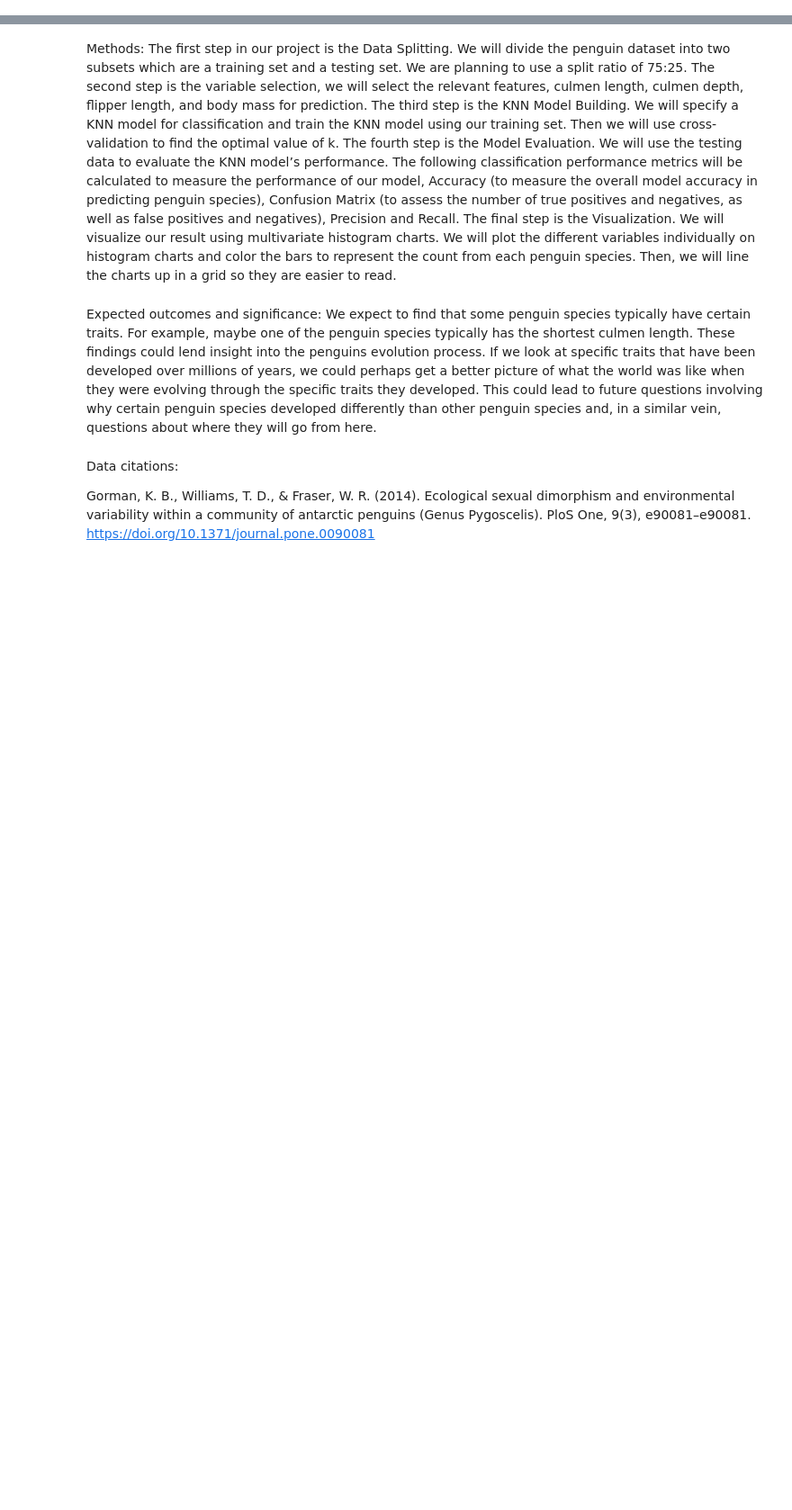
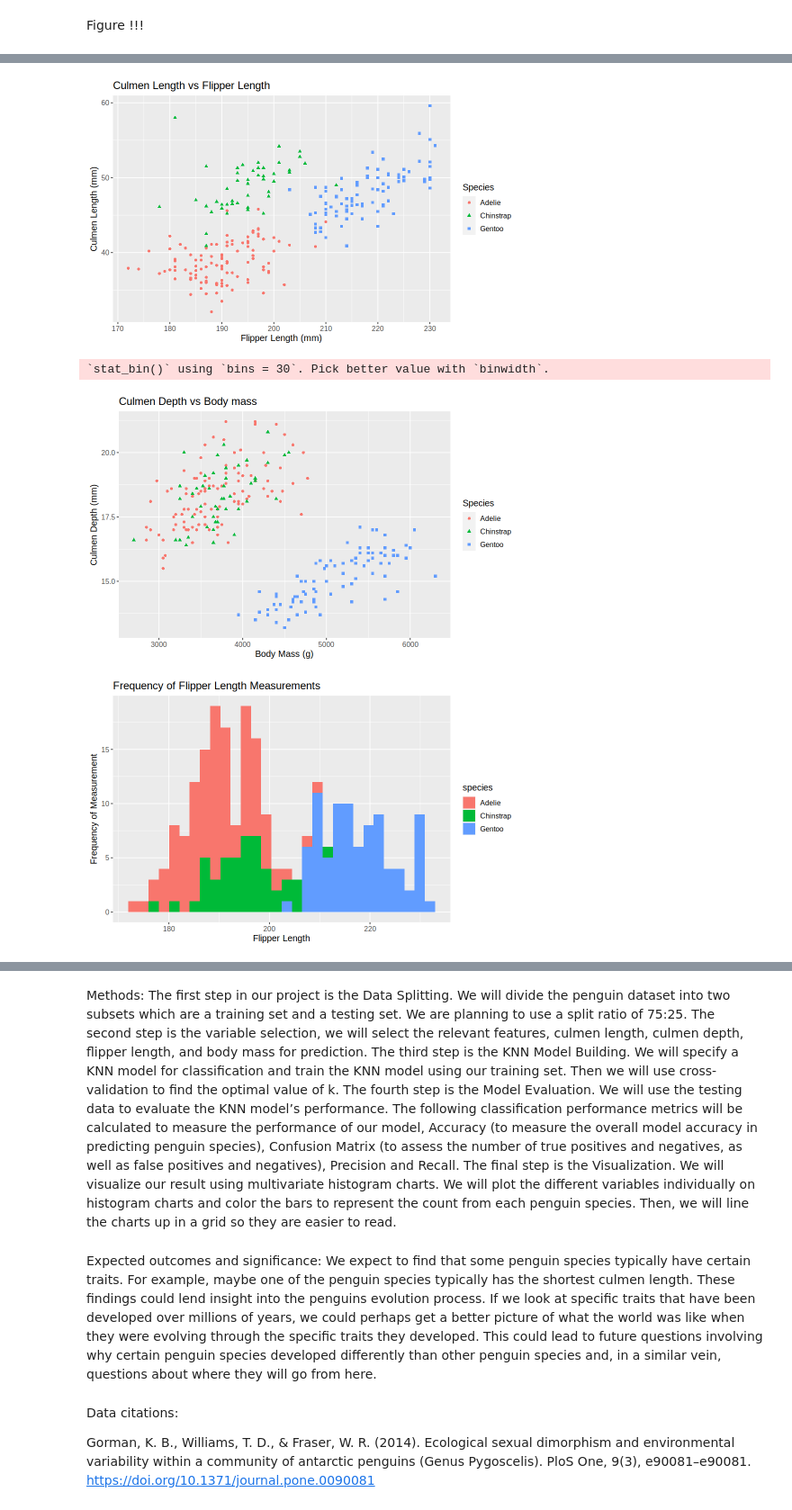
Before and after one commit to matthewsans/DCSI-100-group-project, a Jupyter notebook: Final Final.ipynb, the cells around one changed output, grey strips where cells are left out. Shown at 90% size. Cells and saved outputs as stored; diff of their text form; code cells hidden in the pictures; blank space fills up the shorter version.

```diff
--- a/Final Final.ipynb
+++ b/Final Final.ipynb
@@ -144,0 +138,27 @@ Warning message:
+# %% [markdown]
+Figure !!!
+# %%
+#Visualization
+
+options(repr.plot.width = 8, repr.plot.height = 5)
+penguin_visual1 <- ggplot(penguin_training, aes(y = culmen_length, x = flipper_length, color = species, shape = species)) +
+    geom_point() +
+    labs(y = "Culmen Length (mm)", x = "Flipper Length (mm)", color = "Species", shape = "Species") +
+    ggtitle("Culmen Length vs Flipper Length") +
+    theme(text = element_text(size = 12))
+penguin_visual2 <- ggplot(penguin_training, aes(y = culmen_depth, x = body_mass, color = species, shape = species)) +
+    geom_point() +
+    labs(y = "Culmen Depth (mm)", x = "Body Mass (g)", color = "Species", shape = "Species") +
+    ggtitle("Culmen Depth vs Body mass") +
+    theme(text = element_text(size = 12))
+penguin_visual3 <- ggplot(penguin_training, aes(x = flipper_length, fill = species)) +
+    geom_histogram(bindwidth = 10) +
+    labs(y = "Frequency of Measurement", x = "Flipper Length", title = "Frequency of Flipper Length Measurements") +
+    theme(text = element_text(size = 12))
+
+
+
+penguin_visual1
+penguin_visual2
+penguin_visual3
+# %% [output]
@@ -144,0 +167,4 @@ Warning message:
+[figure, added]
+`stat_bin()` using `bins = 30`. Pick better value with `binwidth`.
+[figure, added]
+[figure, added]
```
Also changed, not shown: parts of 20 cells of this notebook.
